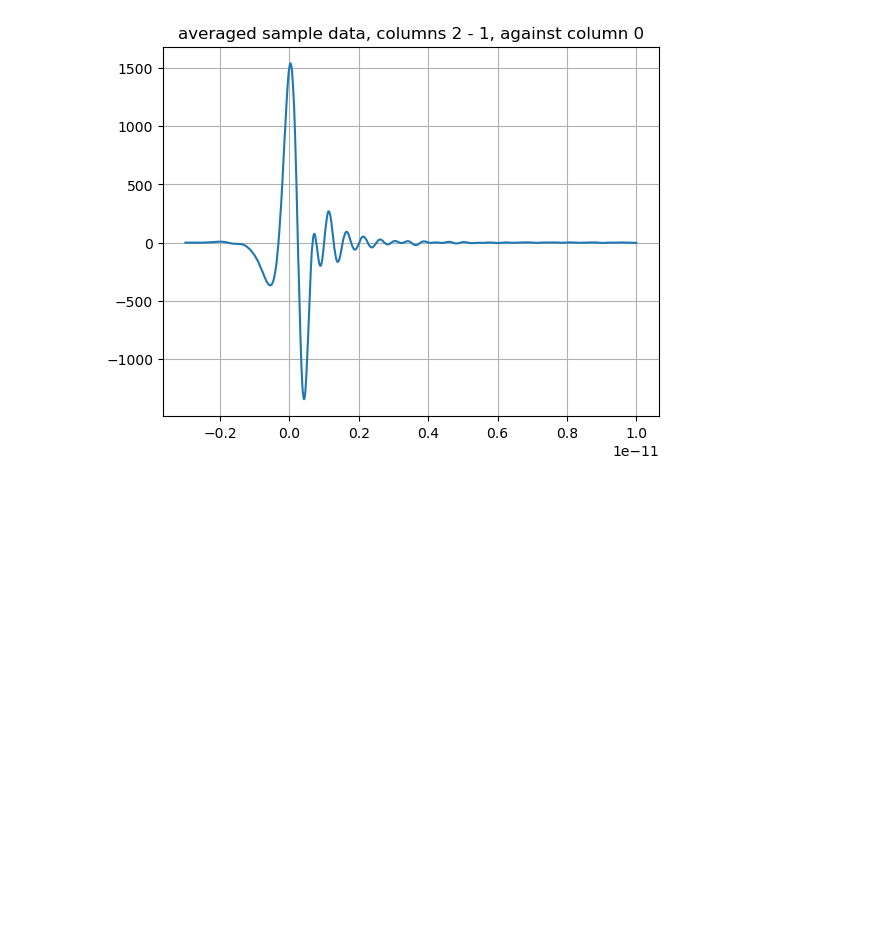
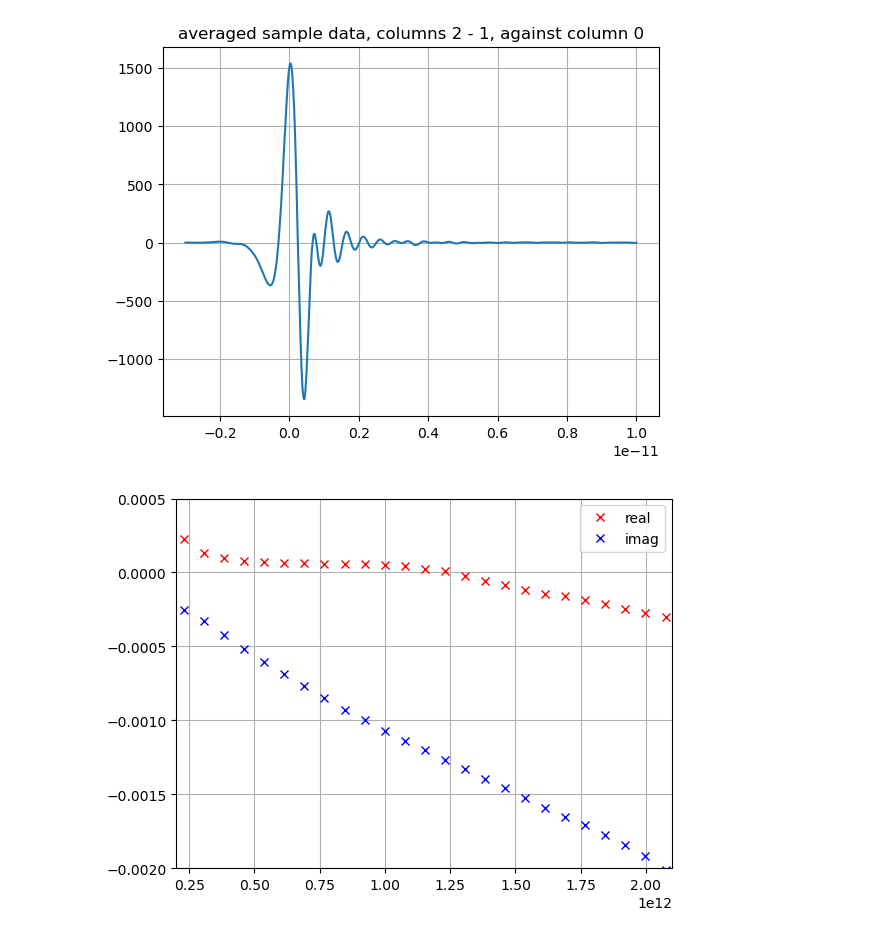
Before and after one commit to sebranchett/cheme-om-fft, a Jupyter notebook: average.ipynb, the cells around one changed output. Saved outputs shown, nothing was run; the diff lists cells and outputs as text; code cells hidden in the pictures; blank space fills up the shorter version.

```diff
--- a/average.ipynb
+++ b/average.ipynb
@@ -88,3 +88,15 @@ plt.title('averaged sample data, columns 2 - 1, against column 0')
 # %% [output]
 Text(0.5, 1.0, 'averaged sample data, columns 2 - 1, against column 0')
 [figure]
+# %%
+# Find the frequencies
+T = ref[1, 0] - ref[0, 0]
+N = len(ref)
+xf = fftfreq(N, T)
+# %%
+result = 0.007965 * ((fft(ref[:, 2] - ref[:, 1]) / fft(sample[:, 2] - sample[:, 1])) -1.)
+plt.xlim((0.2e12, 2.1e12))
+plt.ylim((-.002, .0005))
+plot_my_freq_array(xf, result, half=True)
+# %% [output]
+[figure, added]
```
